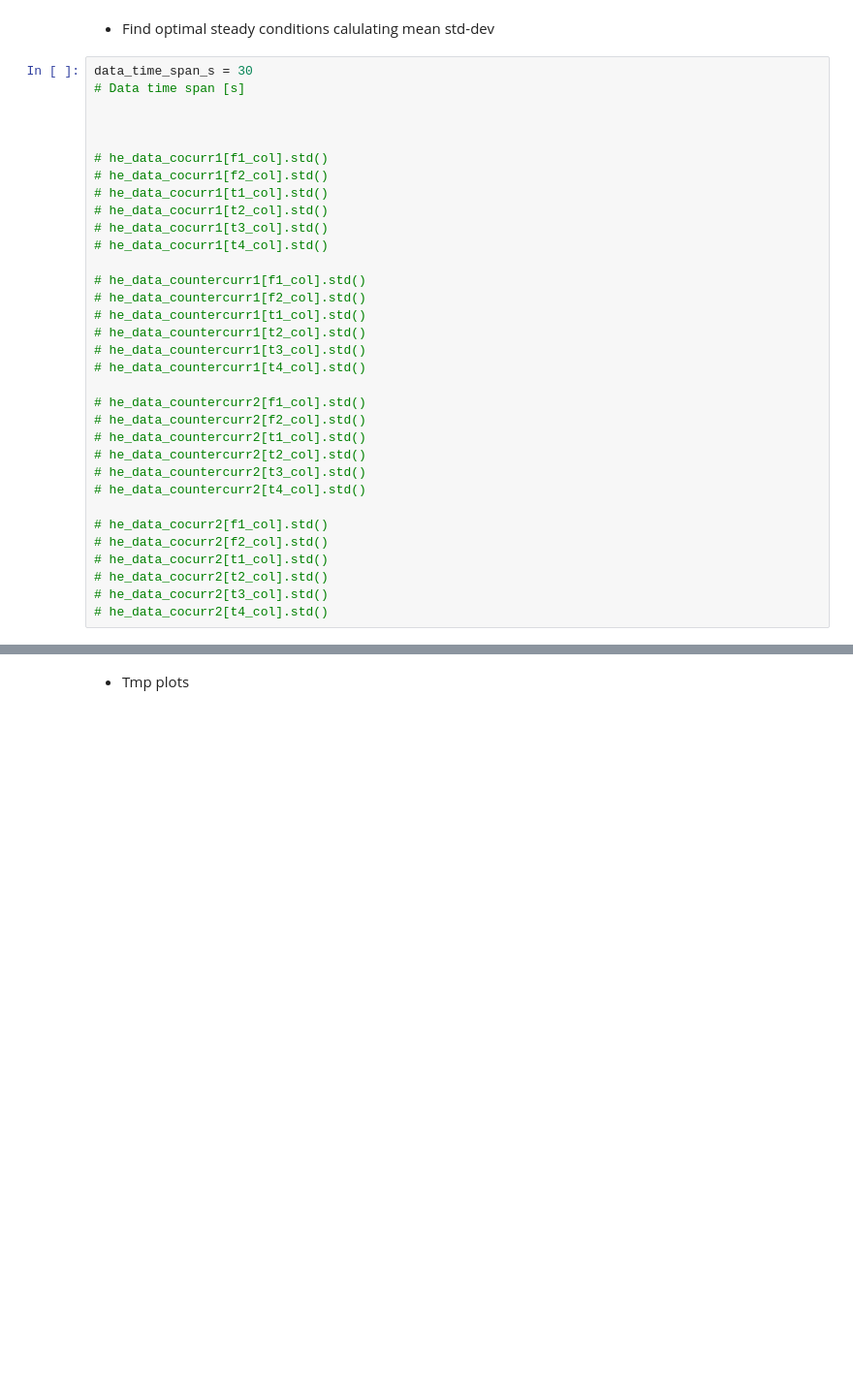
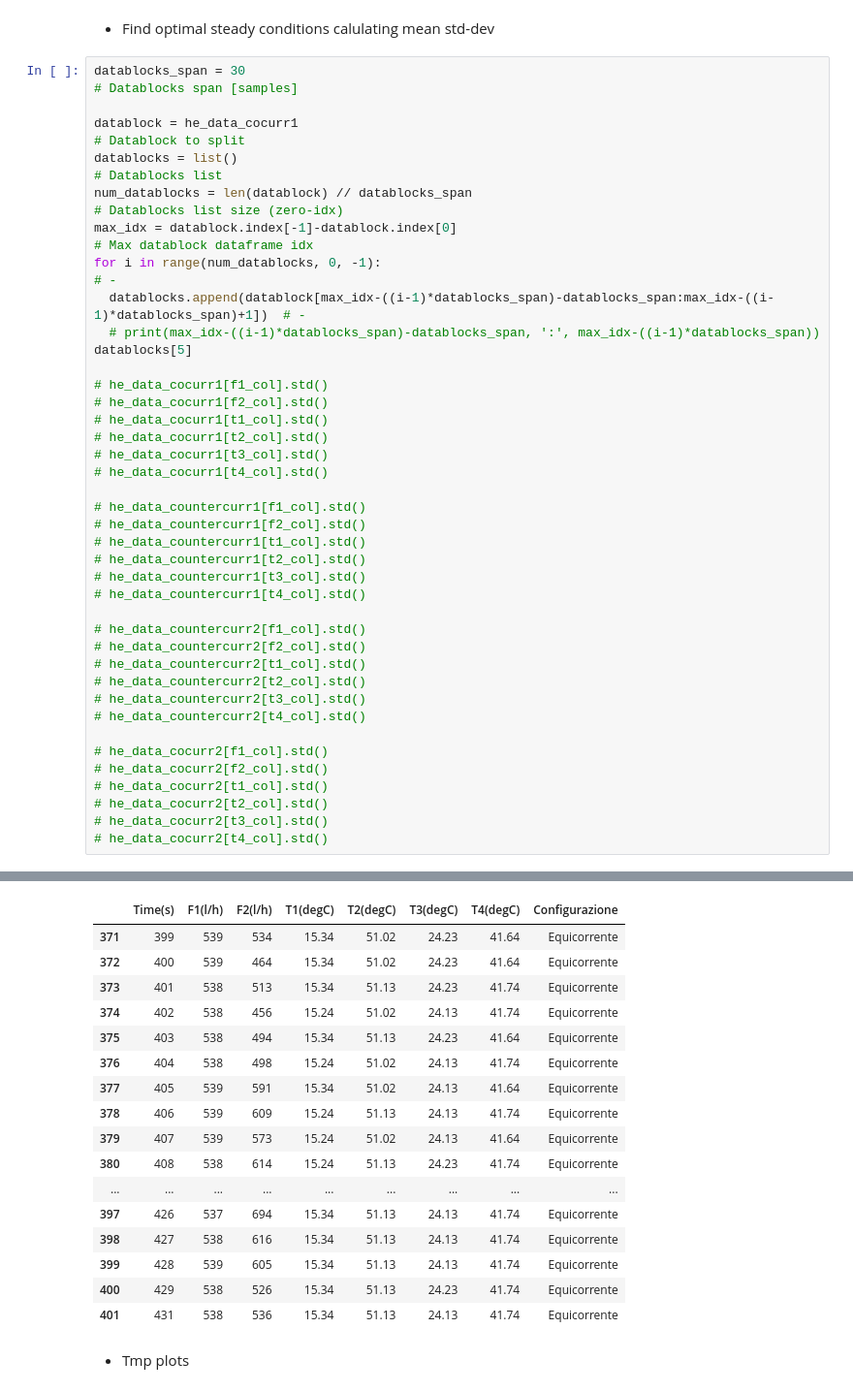
Before and after one commit to CristianMerli/DataAnalysis, a Jupyter notebook: data_analysis/python/dataset_management.ipynb, the cells around one changed output, grey strips where cells are left out. Shown at 97% size. Drawn from its saved outputs; the diff is of its cells as text; blank space fills up the shorter version.

```diff
--- a/data_analysis/python/dataset_management.ipynb
+++ b/data_analysis/python/dataset_management.ipynb
@@ -131,9 +131,16 @@ he_data_cocurr2 = he_data_cocurr2[~he_data_cocurr2[conf_col].isin([oth_op_lbl])]
 # %% [markdown]
 * Find optimal steady conditions calulating mean std-dev
 # %%
-data_time_span_s = 30                                                                                   # Data time span [s]
+datablocks_span = 30                                                                                    # Datablocks span [samples]
 
-
+datablock = he_data_cocurr1                                                                             # Datablock to split
+datablocks = list()                                                                                     # Datablocks list
+num_datablocks = len(datablock) // datablocks_span                                                      # Datablocks list size (zero-idx)
+max_idx = datablock.index[-1]-datablock.index[0]                                                        # Max datablock dataframe idx
+for i in range(num_datablocks, 0, -1):                                                                  # -
+  datablocks.append(datablock[max_idx-((i-1)*datablocks_span)-datablocks_span:max_idx-((i-1)*datablocks_span)+1])  # -
+  # print(max_idx-((i-1)*datablocks_span)-datablocks_span, ':', max_idx-((i-1)*datablocks_span))
+datablocks[5]
 
 # he_data_cocurr1[f1_col].std()
 # he_data_cocurr1[f2_col].std()
@@ -162,3 +169,4 @@ data_time_span_s = 30
 # he_data_cocurr2[t2_col].std()
 # he_data_cocurr2[t3_col].std()
 # he_data_cocurr2[t4_col].std()
+# %% [output]
@@ -165,3 +179,20 @@ data_time_span_s = 30
+|  | Time(s) | F1(l/h) | F2(l/h) | T1(degC) | T2(degC) | T3(degC) | T4(degC) | Configurazione |
+| 371 | 399 | 539 | 534 | 15.34 | 51.02 | 24.23 | 41.64 | Equicorrente |
+| 372 | 400 | 539 | 464 | 15.34 | 51.02 | 24.23 | 41.64 | Equicorrente |
+| 373 | 401 | 538 | 513 | 15.34 | 51.13 | 24.23 | 41.74 | Equicorrente |
+| 374 | 402 | 538 | 456 | 15.24 | 51.02 | 24.13 | 41.74 | Equicorrente |
+| 375 | 403 | 538 | 494 | 15.34 | 51.13 | 24.23 | 41.64 | Equicorrente |
+| 376 | 404 | 538 | 498 | 15.24 | 51.02 | 24.13 | 41.74 | Equicorrente |
+| 377 | 405 | 539 | 591 | 15.34 | 51.02 | 24.13 | 41.64 | Equicorrente |
+| 378 | 406 | 539 | 609 | 15.24 | 51.13 | 24.13 | 41.74 | Equicorrente |
+| 379 | 407 | 539 | 573 | 15.24 | 51.02 | 24.13 | 41.64 | Equicorrente |
+| 380 | 408 | 538 | 614 | 15.24 | 51.13 | 24.23 | 41.74 | Equicorrente |
+| ... | ... | ... | ... | ... | ... | ... | ... | ... |
+| 397 | 426 | 537 | 694 | 15.34 | 51.13 | 24.13 | 41.74 | Equicorrente |
+| 398 | 427 | 538 | 616 | 15.34 | 51.13 | 24.13 | 41.74 | Equicorrente |
+| 399 | 428 | 539 | 605 | 15.34 | 51.13 | 24.13 | 41.74 | Equicorrente |
+| 400 | 429 | 538 | 526 | 15.34 | 51.13 | 24.23 | 41.74 | Equicorrente |
+| 401 | 431 | 538 | 536 | 15.34 | 51.13 | 24.13 | 41.74 | Equicorrente |
 # %% [markdown]
 * Tmp plots
 # %%
```
Also changed, not shown: parts of 1 cell of this notebook.
